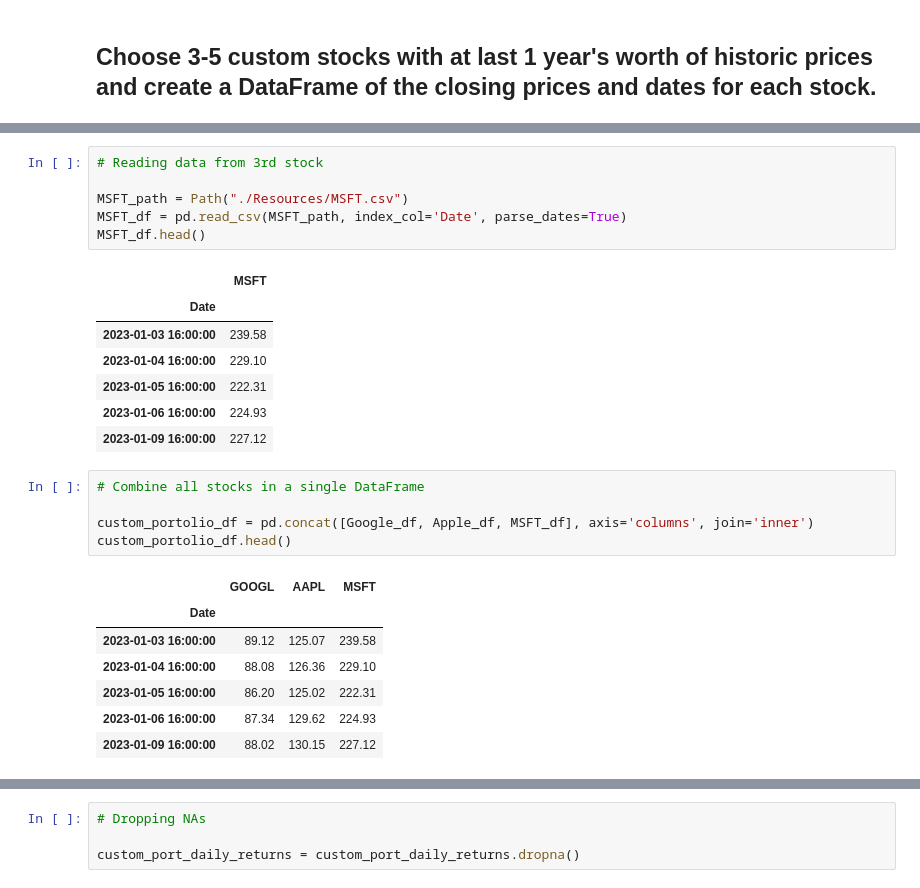
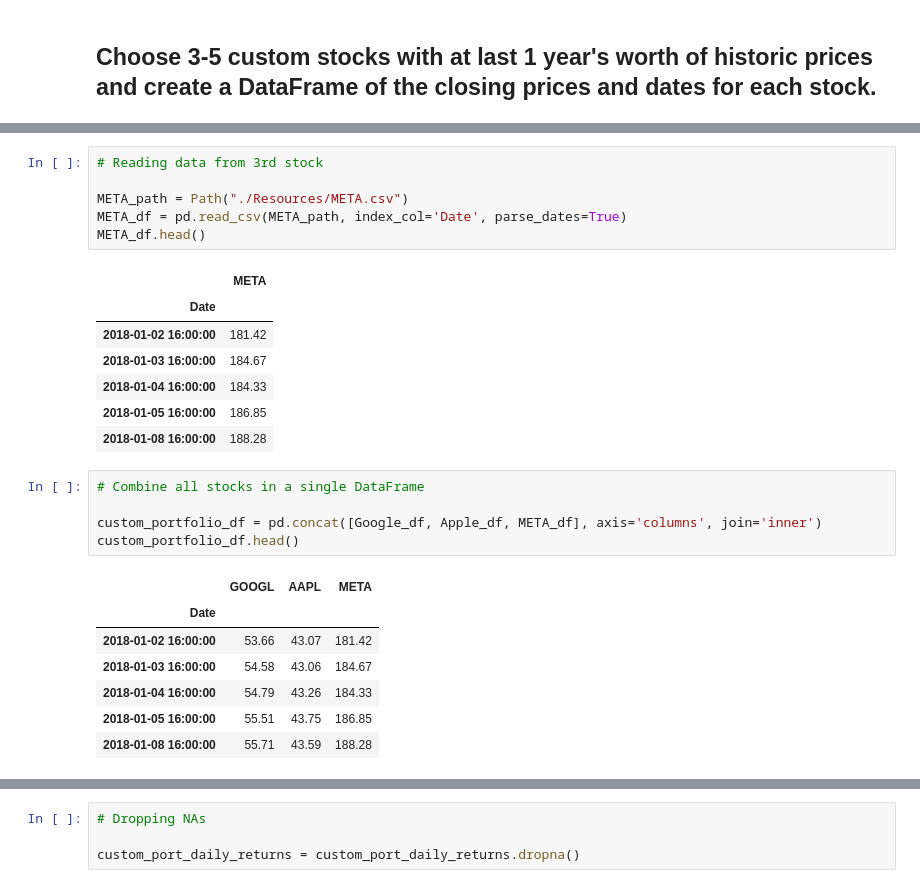
Before and after one commit to knieuwhof/Module-4-Challenge, a Jupyter notebook: whale_analysis.ipynb, the cells around one changed output, grey strips where cells are left out. Drawn from its saved outputs; the diff is of its cells as text.

```diff
--- a/whale_analysis.ipynb
+++ b/whale_analysis.ipynb
@@ -572,27 +572,27 @@ Apple_df.head()
 # %%
 # Reading data from 3rd stock
 
-MSFT_path = Path("./Resources/MSFT.csv")
-MSFT_df = pd.read_csv(MSFT_path, index_col='Date', parse_dates=True)
-MSFT_df.head()
+META_path = Path("./Resources/META.csv")
+META_df = pd.read_csv(META_path, index_col='Date', parse_dates=True)
+META_df.head()
 # %% [output]
-|  | MSFT |
+|  | META |
 | Date |  |
-| 2023-01-03 16:00:00 | 239.58 |
-| 2023-01-04 16:00:00 | 229.10 |
-| 2023-01-05 16:00:00 | 222.31 |
-| 2023-01-06 16:00:00 | 224.93 |
-| 2023-01-09 16:00:00 | 227.12 |
+| 2018-01-02 16:00:00 | 181.42 |
+| 2018-01-03 16:00:00 | 184.67 |
+| 2018-01-04 16:00:00 | 184.33 |
+| 2018-01-05 16:00:00 | 186.85 |
+| 2018-01-08 16:00:00 | 188.28 |
 # %%
 # Combine all stocks in a single DataFrame
 
-custom_portolio_df = pd.concat([Google_df, Apple_df, MSFT_df], axis='columns', join='inner')
-custom_portolio_df.head()
+custom_portfolio_df = pd.concat([Google_df, Apple_df, META_df], axis='columns', join='inner')
+custom_portfolio_df.head()
 # %% [output]
-|  | GOOGL | AAPL | MSFT |
+|  | GOOGL | AAPL | META |
 | Date |  |  |  |
-| 2023-01-03 16:00:00 | 89.12 | 125.07 | 239.58 |
-| 2023-01-04 16:00:00 | 88.08 | 126.36 | 229.10 |
-| 2023-01-05 16:00:00 | 86.20 | 125.02 | 222.31 |
-| 2023-01-06 16:00:00 | 87.34 | 129.62 | 224.93 |
-| 2023-01-09 16:00:00 | 88.02 | 130.15 | 227.12 |
+| 2018-01-02 16:00:00 | 53.66 | 43.07 | 181.42 |
+| 2018-01-03 16:00:00 | 54.58 | 43.06 | 184.67 |
+| 2018-01-04 16:00:00 | 54.79 | 43.26 | 184.33 |
+| 2018-01-05 16:00:00 | 55.51 | 43.75 | 186.85 |
+| 2018-01-08 16:00:00 | 55.71 | 43.59 | 188.28 |
```
Also changed, not shown: parts of 11 cells of this notebook.
